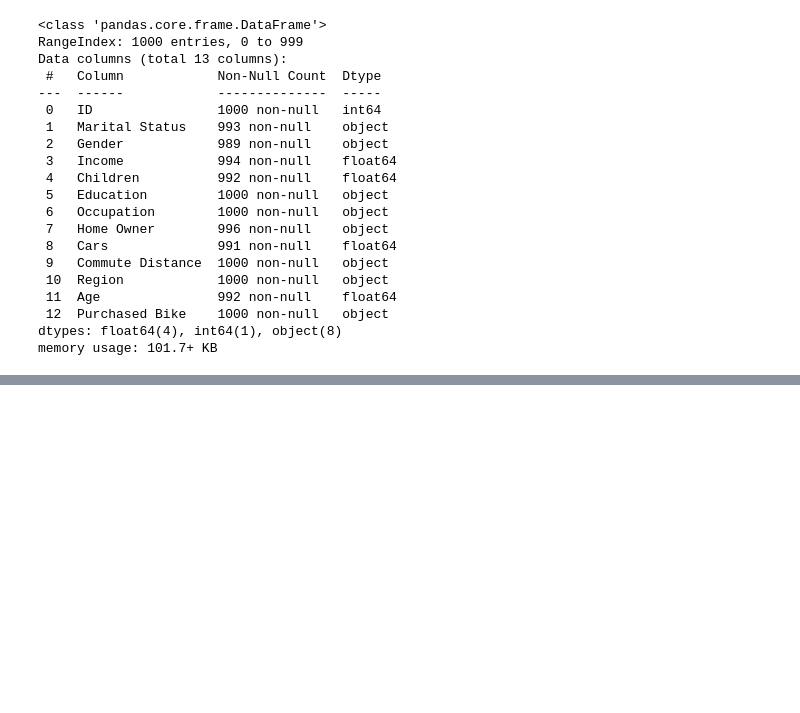
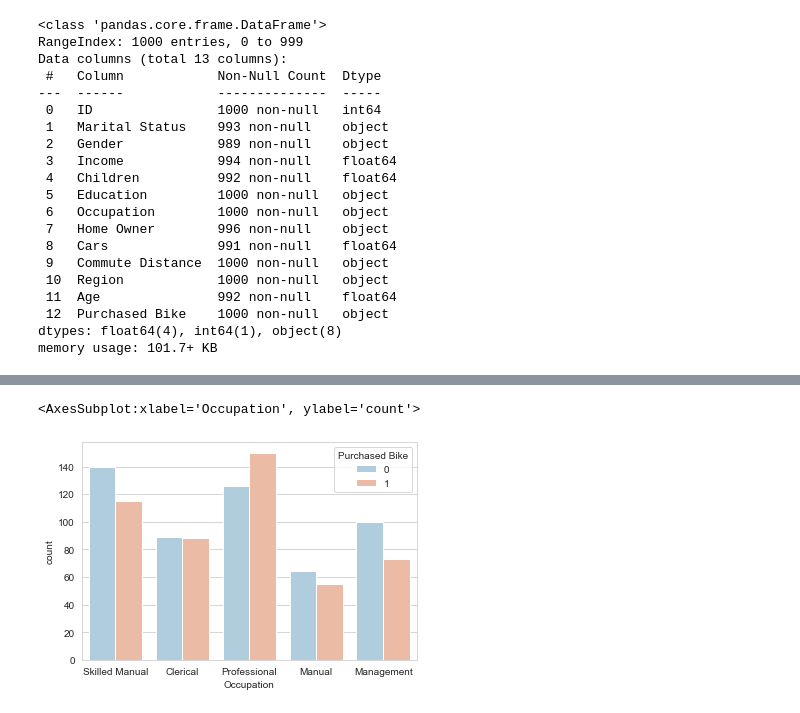
Before and after one commit to FrancoSimonini/bike-buyers-CRISP-DM_G2_CC52, a Jupyter notebook: Code/CodeIbrahimCleaning.ipynb, the cells around one changed output, grey strips where cells are left out. Drawn from its saved outputs; the diff is of its cells as text; code cells hidden in the pictures; blank space fills up the shorter version.

```diff
--- a/Code/CodeIbrahimCleaning.ipynb
+++ b/Code/CodeIbrahimCleaning.ipynb
@@ -54,0 +162,6 @@ df.describe()
+# %%
+sns.set_style('whitegrid')
+sns.countplot(x='Occupation',hue='Purchased Bike',data=df,palette='RdBu_r')
+# %% [output]
+<AxesSubplot:xlabel='Occupation', ylabel='count'>
+[figure, added]
```
Also changed, not shown: parts of 27 cells of this notebook.
